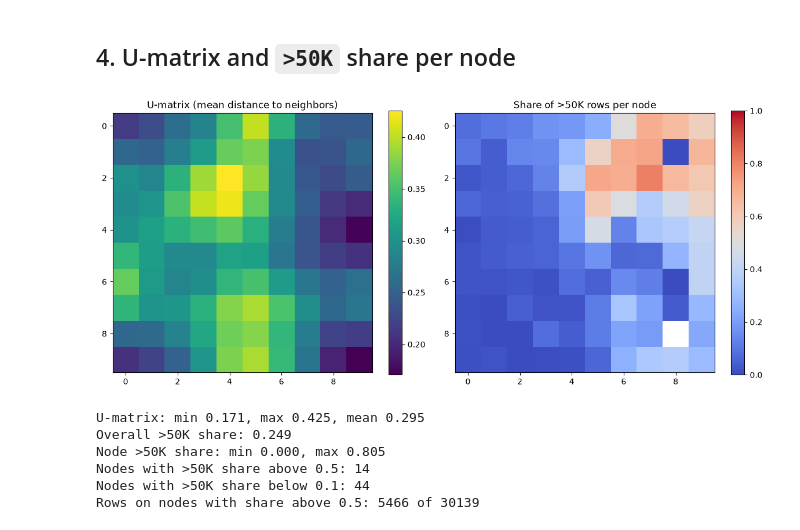
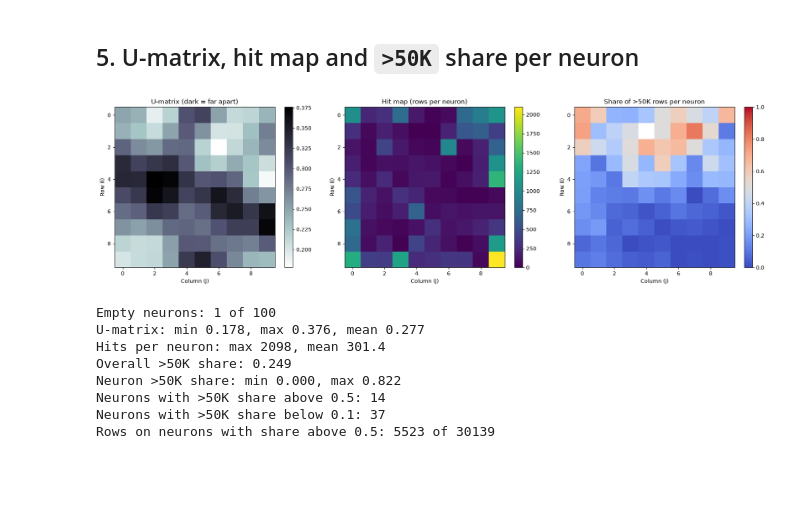
Before and after one commit to HyuseCS/CS412_Elec1, a Jupyter notebook: Week 12/Lab_Work/Legaspi_Week_12.ipynb, the cells around one changed output. Saved outputs shown, nothing was run; the diff lists cells and outputs as text; code cells hidden in the pictures; blank space fills up the shorter version.

Commit message:
Expand Week 12 SOM lab to match the class example
Add the two-neuron slide example, training curve, topographic error, hit map, neuron clustering, grid size comparison and a PCA view of the map.

```diff
--- a/Week 12/Lab_Work/Legaspi_Week_12.ipynb
+++ b/Week 12/Lab_Work/Legaspi_Week_12.ipynb
@@ -99,0 +131,16 @@ Nodes with at least one row: 99 of 100
+# %%
+t0 = time.time()
+w, hist = train_som(X, 10, 10)
+print(f"Training time: {time.time() - t0:.1f} s")
+print(f"Quantization error: {quant_error(X, w):.4f}")
+print(f"Topographic error:  {topo_error(X, w, 10):.4f}")
+
+steps, errs = zip(*hist)
+plt.figure(figsize=(7, 4))
+plt.plot(steps, errs, marker="o", markersize=3)
+plt.xlabel("Iteration")
+plt.ylabel("Quantization error")
+plt.title("SOM training progress (10 x 10 map)")
+plt.grid(True)
+plt.show()
+print(f"Error at iteration 0: {errs[0]:.4f} | maximum: {max(errs):.4f} | last logged: {errs[-1]:.4f}")
@@ -100,39 +153,48 @@ Nodes with at least one row: 99 of 100
 # %% [markdown]
-## 4. U-matrix and `>50K` share per node
+## 5. U-matrix, hit map and `>50K` share per neuron
 # %%
-R, C = w.shape[:2]
+R, C = 10, 10
+bmu = dist2(X, w).argmin(1)
+wg = w.reshape(R, C, -1)
 umat = np.zeros((R, C))
 for i in range(R):
     for j in range(C):
         nb = [(i + a, j + b) for a, b in [(-1, 0), (1, 0), (0, -1), (0, 1)]
               if 0 <= i + a < R and 0 <= j + b < C]
-        umat[i, j] = np.mean([np.linalg.norm(w[i, j] - w[p]) for p in nb])
+        umat[i, j] = np.mean([np.linalg.norm(wg[i, j] - wg[p]) for p in nb])
 
-hits = np.bincount(bmu_all, minlength=R * C)
-pos = np.bincount(bmu_all, weights=y, minlength=R * C)
-share = np.where(hits > 0, pos / np.maximum(hits, 1), np.nan).reshape(R, C)
+hits = np.bincount(bmu, minlength=R * C)
+pos = np.bincount(bmu, weights=y, minlength=R * C)
+share = np.where(hits > 0, pos / np.maximum(hits, 1), np.nan)
 
-fig, ax = plt.subplots(1, 2, figsize=(12, 5))
-im = ax[0].imshow(umat, cmap="viridis")
-ax[0].set_title("U-matrix (mean distance to neighbors)")
-fig.colorbar(im, ax=ax[0])
-im = ax[1].imshow(share, cmap="coolwarm", vmin=0, vmax=1)
-ax[1].set_title("Share of >50K rows per node")
-fig.colorbar(im, ax=ax[1])
+fig, ax = plt.subplots(1, 3, figsize=(18, 5))
+for a, data, cmap, title, kw in [
+        (ax[0], umat, "bone_r", "U-matrix (dark = far apart)", {}),
+        (ax[1], hits.reshape(R, C), "viridis", "Hit map (rows per neuron)", {}),
+        (ax[2], share.reshape(R, C), "coolwarm", "Share of >50K rows per neuron", {"vmin": 0, "vmax": 1})]:
+    im = a.imshow(data, cmap=cmap, **kw)
+    a.set_title(title)
+    a.set_xlabel("Column (j)")
+    a.set_ylabel("Row (i)")
+    fig.colorbar(im, ax=a, fraction=0.046)
 plt.tight_layout()
 plt.show()
 
+print(f"Empty neurons: {(hits == 0).sum()} of {R * C}")
 print(f"U-matrix: min {umat.min():.3f}, max {umat.max():.3f}, mean {umat.mean():.3f}")
+print(f"Hits per neuron: max {hits.max()}, mean {hits.mean():.1f}")
 print(f"Overall >50K share: {y.mean():.3f}")
-print(f"Node >50K share: min {np.nanmin(share):.3f}, max {np.nanmax(share):.3f}")
-print("Nodes with >50K share above 0.5:", int((share > 0.5).sum()))
-print("Nodes with >50K share below 0.1:", int((share < 0.1).sum()))
-print(f"Rows on nodes with share above 0.5: {int(hits[(share > 0.5).ravel()].sum())} of {len(X)}")
+print(f"Neuron >50K share: min {np.nanmin(share):.3f}, max {np.nanmax(share):.3f}")
+print("Neurons with >50K share above 0.5:", int((share > 0.5).sum()))
+print("Neurons with >50K share below 0.1:", int((share < 0.1).sum()))
+print(f"Rows on neurons with share above 0.5: {int(hits[share > 0.5].sum())} of {len(X)}")
 # %% [output]
-[figure, old version]
+[figure, new version]
-U-matrix: min 0.171, max 0.425, mean 0.295
+Empty neurons: 1 of 100
+U-matrix: min 0.178, max 0.376, mean 0.277
+Hits per neuron: max 2098, mean 301.4
 Overall >50K share: 0.249
-Node >50K share: min 0.000, max 0.805
-Nodes with >50K share above 0.5: 14
-Nodes with >50K share below 0.1: 44
-Rows on nodes with share above 0.5: 5466 of 30139
+Neuron >50K share: min 0.000, max 0.822
+Neurons with >50K share above 0.5: 14
+Neurons with >50K share below 0.1: 37
+Rows on neurons with share above 0.5: 5523 of 30139
```
Also changed, not shown: parts of 18 cells of this notebook.
